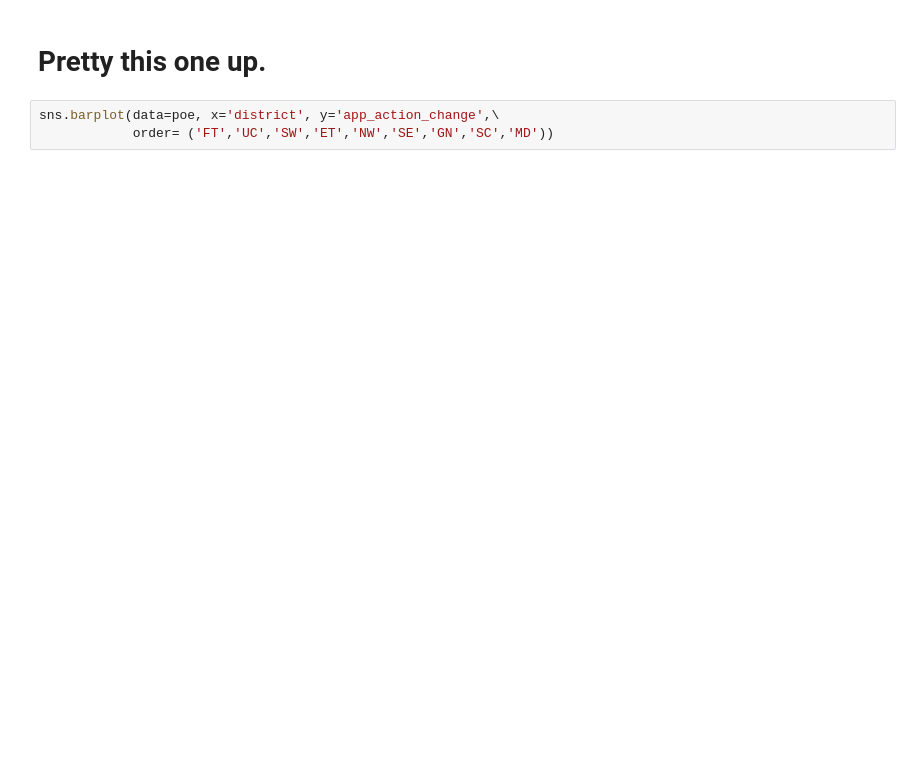
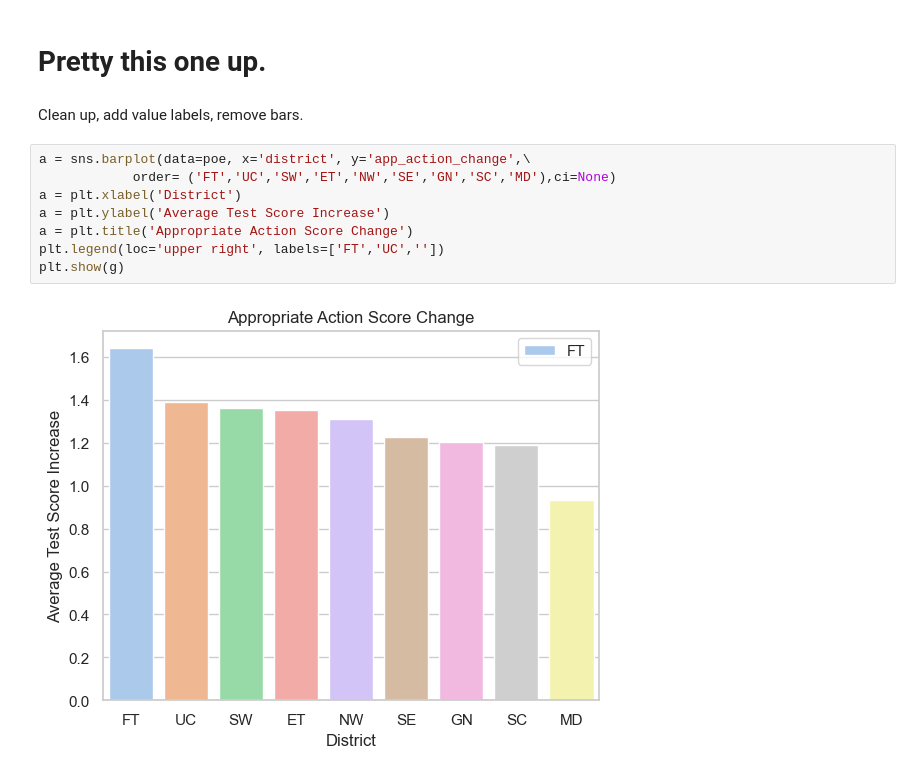
Before and after one commit to jwhankins177/Tennessee-Early-Intervention-System, a Jupyter notebook: notebooks/JH_notebook_CB.ipynb, the cells around one changed output. Saved outputs shown, nothing was run; the diff lists cells and outputs as text; blank space fills up the shorter version.

Commit message:
graphs? graphs!

```diff
--- a/notebooks/JH_notebook_CB.ipynb
+++ b/notebooks/JH_notebook_CB.ipynb
@@ -201,5 +654,14 @@ sns.despine(trim=True, left=True)
 # %% [markdown]
 # Pretty this one up.
+# %% [markdown]
+Clean up, add value labels, remove bars.
 # %%
-sns.barplot(data=poe, x='district', y='app_action_change',\
-            order= ('FT','UC','SW','ET','NW','SE','GN','SC','MD'))
+a = sns.barplot(data=poe, x='district', y='app_action_change',\
+            order= ('FT','UC','SW','ET','NW','SE','GN','SC','MD'),ci=None)
+a = plt.xlabel('District')
+a = plt.ylabel('Average Test Score Increase')
+a = plt.title('Appropriate Action Score Change')
+plt.legend(loc='upper right', labels=['FT','UC',''])
+plt.show(g)
+# %% [output]
+[figure, added]
```
Also changed, not shown: parts of 50 cells of this notebook, 1 other file.
